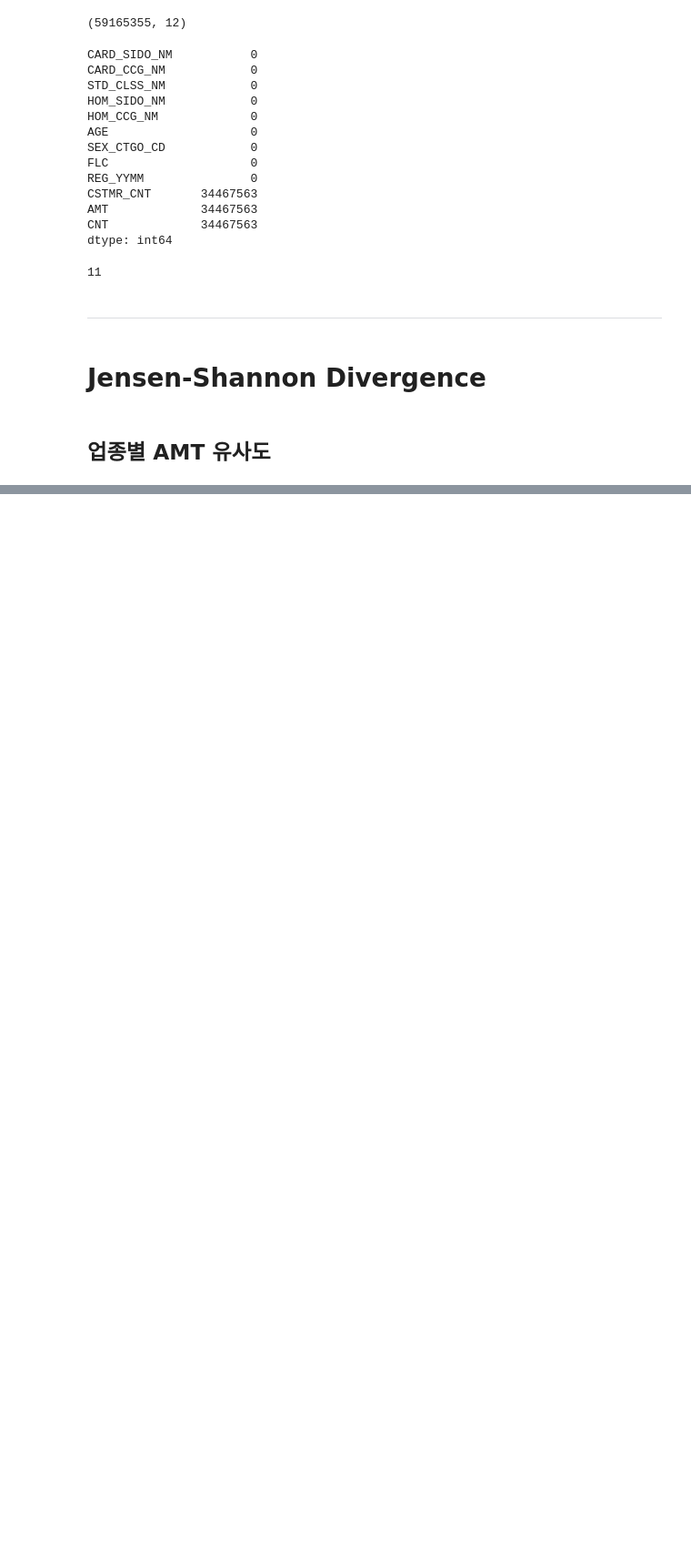
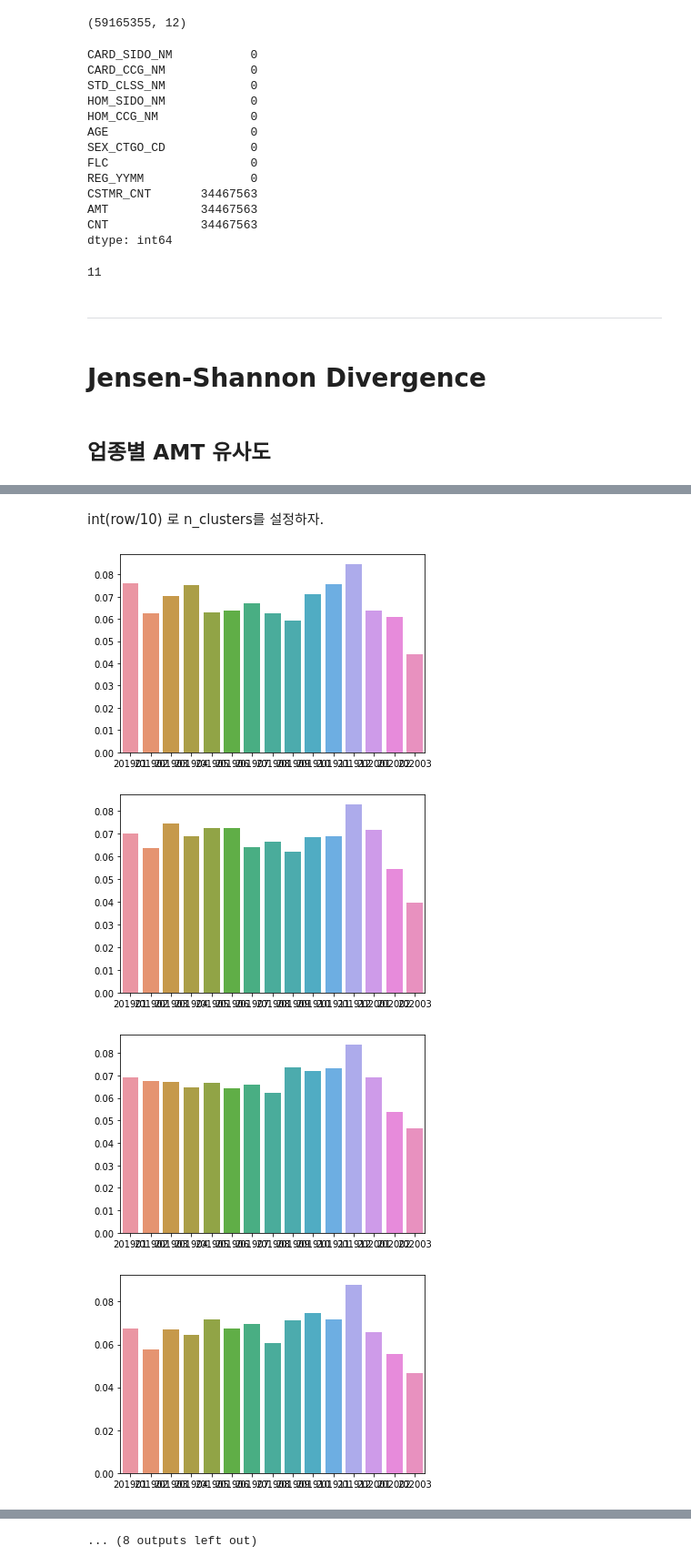
Before and after one commit to DrumDong/Dacon_Jeju, a Jupyter notebook: Jeju_DataPreprocess_03th.ipynb, the cells around one changed output, grey strips where cells are left out. Shown at 91% size. Cells and saved outputs as stored; diff of their text form; code cells hidden in the pictures; blank space fills up the shorter version.

Commit message:
jensenshannon, AgglomerativeClustering Gudie Line

```diff
--- a/Jeju_DataPreprocess_03th.ipynb
+++ b/Jeju_DataPreprocess_03th.ipynb
@@ -203,0 +265,13 @@ customer_similarity.to_csv('/content/drive/My Drive/Colab Notebooks/data/데이
+# %%
+job_similarity = pd.read_csv('/content/drive/My Drive/Colab Notebooks/data/데이콘/제주/job_similarity.csv')
+customer_similarity = pd.read_csv('/content/drive/My Drive/Colab Notebooks/data/데이콘/제주/customer_similarity.csv')
+# %%
+js=job_similarity.iloc[:,-job_similarity.shape[0]:]
+cs=customer_similarity.iloc[:,-customer_similarity.shape[0]:]
+# %%
+from sklearn.cluster import AgglomerativeClustering
+
+clustering = AgglomerativeClustering(n_clusters=int(js.shape[0]/2),
+                                     affinity='precomputed',
+                                     linkage='average')
+clustering.fit(js)
@@ -203,0 +297,15 @@ customer_similarity.to_csv('/content/drive/My Drive/Colab Notebooks/data/데이
+# %% [markdown]
+int(row/10) 로 n_clusters를 설정하자.
+# %%
+jsd = job_similarity.iloc[:,:-job_similarity.shape[0]]
+jsd['cluster'] = clustering.labels_
+# %%
+for col in jsd[jsd['cluster'] ==1].drop(['CARD_SIDO_NM','CARD_CCG_NM','STD_CLSS_NM','cluster'],axis=1).T.columns:
+  sns.barplot(x=jsd[jsd['cluster'] ==1].drop(['CARD_SIDO_NM','CARD_CCG_NM','STD_CLSS_NM','cluster'],axis=1).T[col].index,
+              y=jsd[jsd['cluster'] ==1].drop(['CARD_SIDO_NM','CARD_CCG_NM','STD_CLSS_NM','cluster'],axis=1).T[col].values)
+  plt.show()
+# %% [output]
+[figure, added]
+[figure, added]
+[figure, added]
+[figure, added]
@@ -203,0 +320 @@ customer_similarity.to_csv('/content/drive/My Drive/Colab Notebooks/data/데이
+... (8 outputs left out)
```
Also changed, not shown: parts of 13 cells of this notebook.
